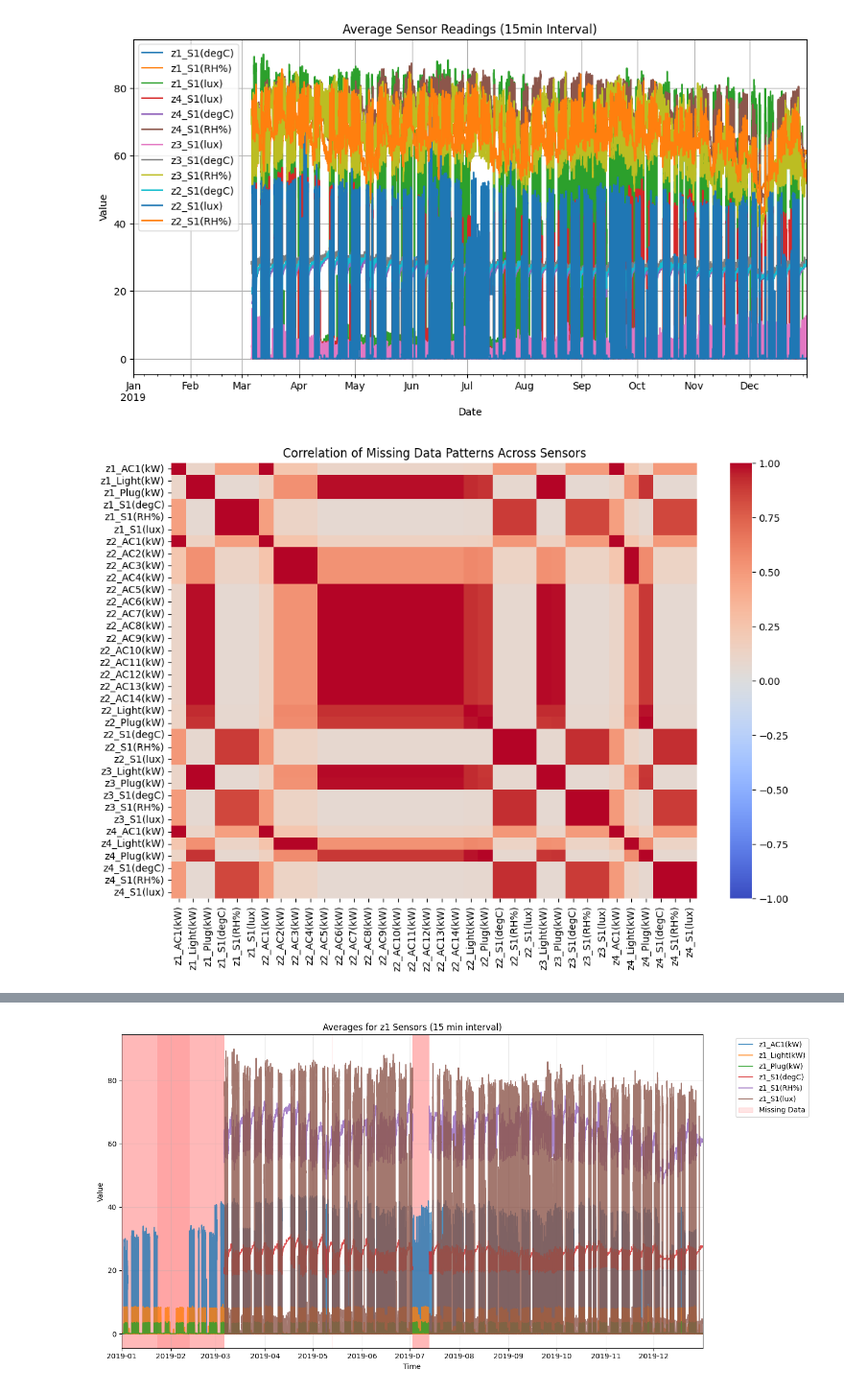
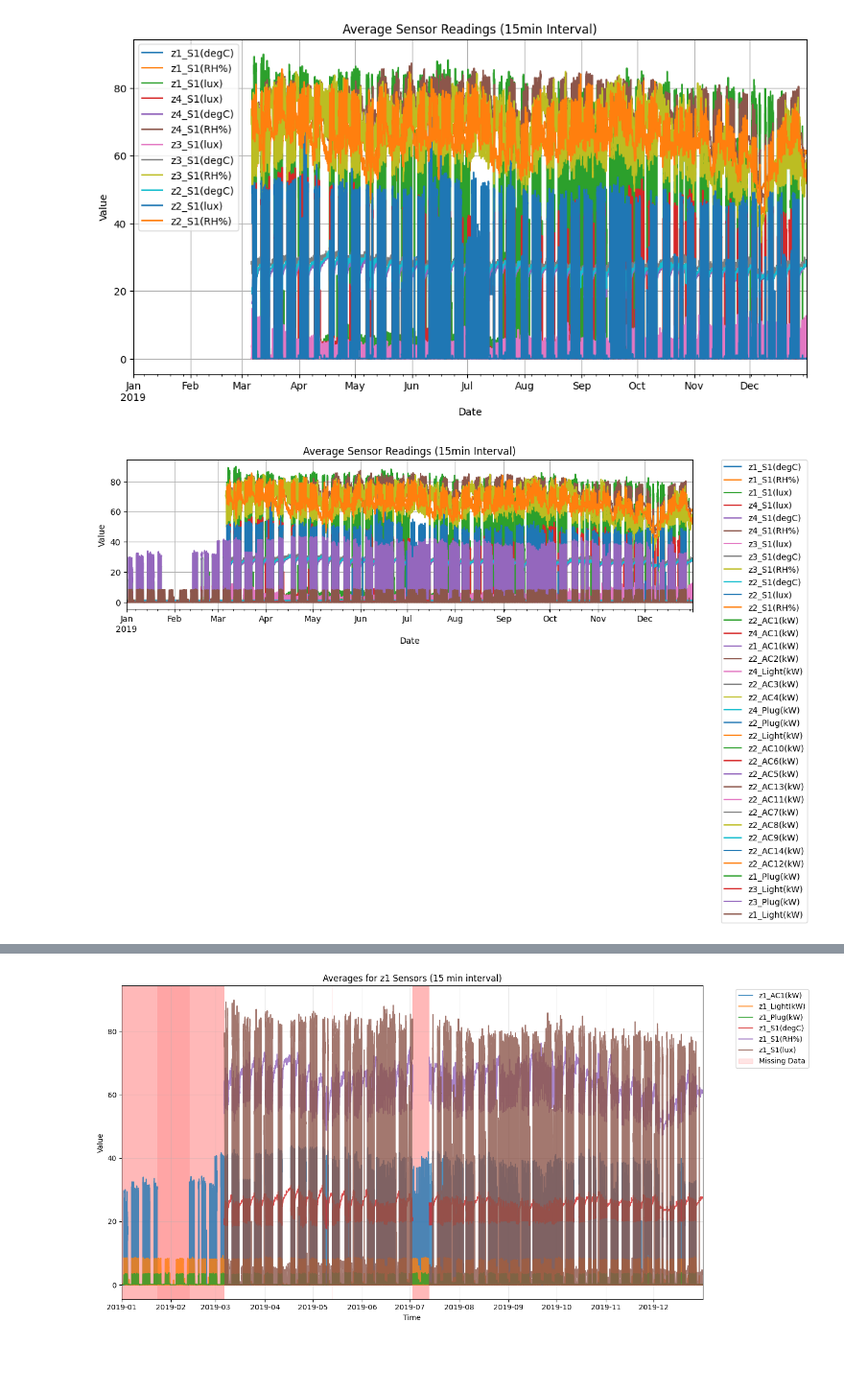
Before and after one commit to iceyisaak/smart-building, a Jupyter notebook: smart-building-project.ipynb, the cells around one changed output, grey strips where cells are left out. Shown at 96% size. Saved outputs shown, nothing was run; the diff lists cells and outputs as text; code cells hidden in the pictures; blank space fills up the shorter version.

```diff
--- a/smart-building-project.ipynb
+++ b/smart-building-project.ipynb
@@ -448,21 +438,3 @@ plt.grid(True)
 plt.show()
 # %% [output]
 [figure]
-# %%
-# For binary missingness (1=missing, 0=present)
-missing_mask = df.isna().astype(int)
-
-# Display all rows and columns
-pd.set_option('display.max_rows', 500)
-pd.set_option('display.max_columns', 500)
-
-# Calculate correlation between missingness patterns
-missing_corr = missing_mask.corr()
-
-# Plot heatmap
-plt.figure(figsize=(12, 8))
-sns.heatmap(missing_corr, cmap='coolwarm', vmin=-1, vmax=1)
-plt.title("Correlation of Missing Data Patterns Across Sensors")
-plt.show()
-# %% [output]
-[figure, removed]
@@ -468,0 +449,17 @@ plt.show()
+# %%
+# Overview of the Outage in 2019
+ax = df[missing_pct_sort.iloc[:].index].resample('15min').mean().plot(figsize=(12, 6))
+plt.title("Average Sensor Readings (15min Interval)")
+plt.ylabel("Value")
+plt.xlabel("Date")
+plt.grid(True)
+
+# Move legend outside the plot to the right
+plt.legend(bbox_to_anchor=(1.05, 1), loc='upper left', borderaxespad=0)
+
+# Adjust layout to prevent legend from being cut off
+plt.tight_layout()
+
+plt.show()
+# %% [output]
+[figure, added]
```
Also changed, not shown: parts of 37 cells of this notebook.
